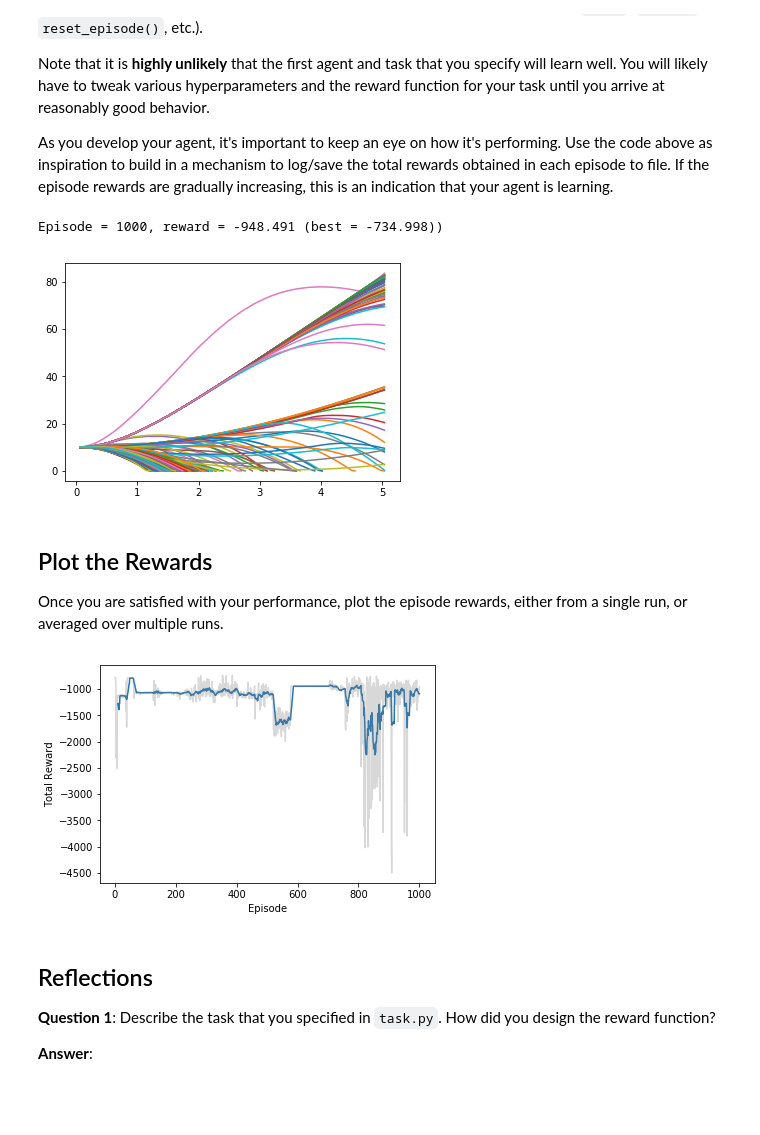
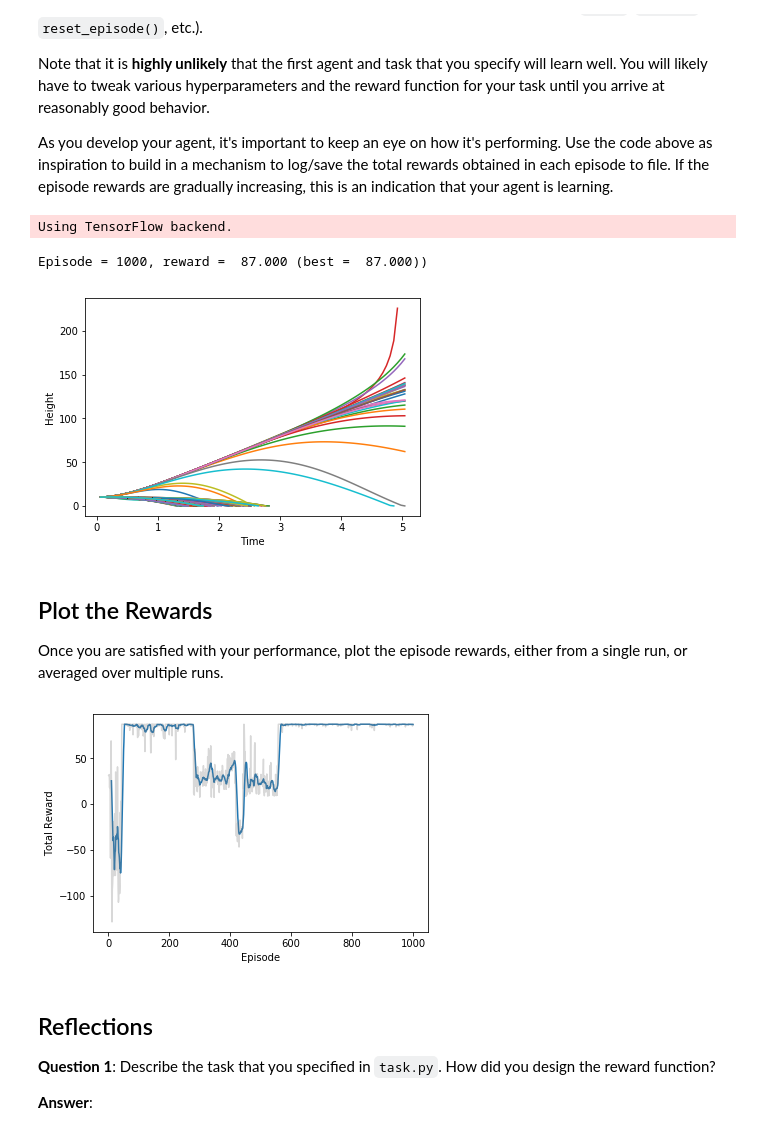
Before and after one commit to yokolet/rl-project, a Jupyter notebook: Quadcopter_Project.ipynb, the cells around one changed output. Saved outputs shown, nothing was run; the diff lists cells and outputs as text; code cells hidden in the pictures; blank space fills up the shorter version.

Commit message:
feat: updates the result in light of agents/task changes
The training itself hasn't been changed much. However, agents/task
changes gave a diffrent result.

```diff
--- a/Quadcopter_Project.ipynb
+++ b/Quadcopter_Project.ipynb
@@ -215,11 +215,10 @@ As you develop your agent, it's important to keep an eye on how it's performing.
 %matplotlib inline
 import matplotlib.pyplot as plt
 
-def plot_xyz(results):
-    #plt.plot(results['time'], results['x'], label='x')
-    #plt.plot(results['time'], results['y'], label='y')
+def plot_hight(results):
     plt.plot(results['time'], results['z'], label='z')
-    #plt.legend()
+    plt.xlabel('Time')
+    plt.ylabel('Height')
     _ = plt.ylim()
 # %%
 ## TODO: Train your agent here.
@@ -251,37 +250,38 @@ rewards_list=[]
 best_reward = None
 
 for i_episode in range(1, num_episodes+1):
     results = {x : [] for x in labels}
     state = agent.reset_episode() # start a new episode
     total_reward = 0
     while True:
         action = agent.act(state)
-        next_state, reward, done = task.step(action)
+        next_state, reward, done = task.step(action, opt=True)
         to_write = [task.sim.time] + \
                 list(task.sim.pose) + \
                 list(task.sim.v) + \
                 list(task.sim.angular_v) + \
                 list(action)
         for ii in range(len(labels)):
             results[labels[ii]].append(to_write[ii])
 
         agent.step(action, reward, next_state, done)
         state = next_state
         total_reward += reward
         if done:
             rewards_list.append((i_episode, total_reward))
             if not best_reward:
                 best_reward = total_reward
             if total_reward > best_reward:
                 best_reward = total_reward
             print("\rEpisode = {:4d}, reward = {:7.3f} (best = {:7.3f})".format(
                 i_episode, rewards_list[-1][1], best_reward), end="")  # [debug]
             break
     sys.stdout.flush()
-    plot_xyz(results)
+    plot_hight(results)
 # %% [output]
-Episode = 1000, reward = -948.491 (best = -734.998))
+Using TensorFlow backend.
+Episode = 1000, reward =  87.000 (best =  87.000))
-[figure, old version]
+[figure, new version]
 # %% [markdown]
 ## Plot the Rewards
 
@@ -302,7 +302,7 @@ def plot_rewards(rewards_list):
 ## TODO: Plot the rewards.
 plot_rewards(rewards_list)
 # %% [output]
-[figure, old version]
+[figure, new version]
 # %% [markdown]
 ## Reflections
 
```
